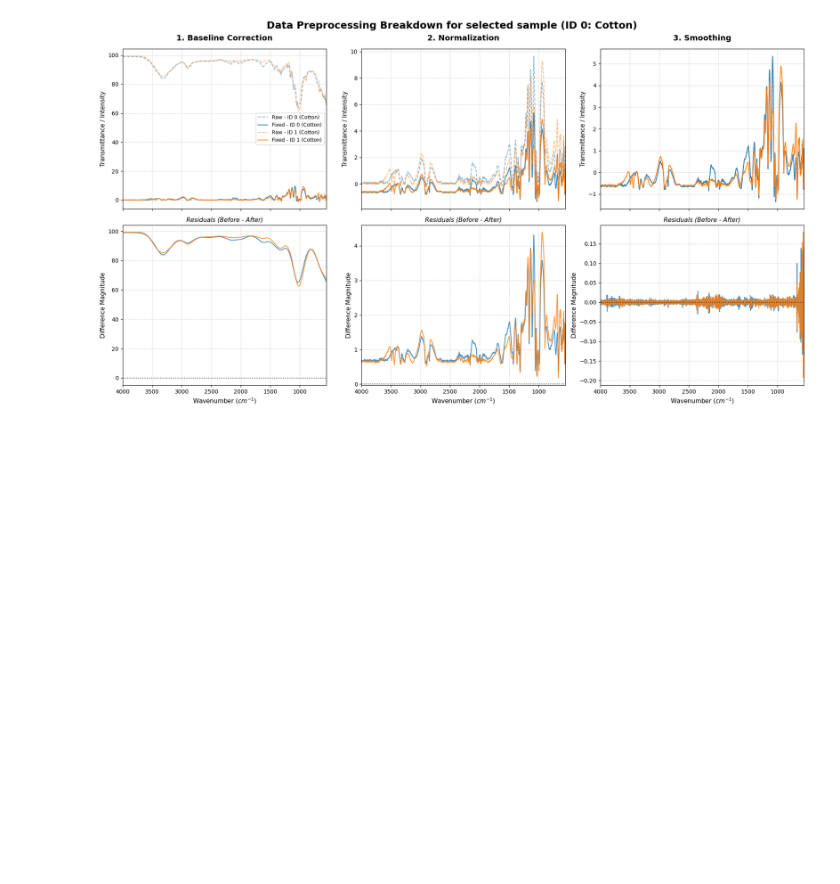
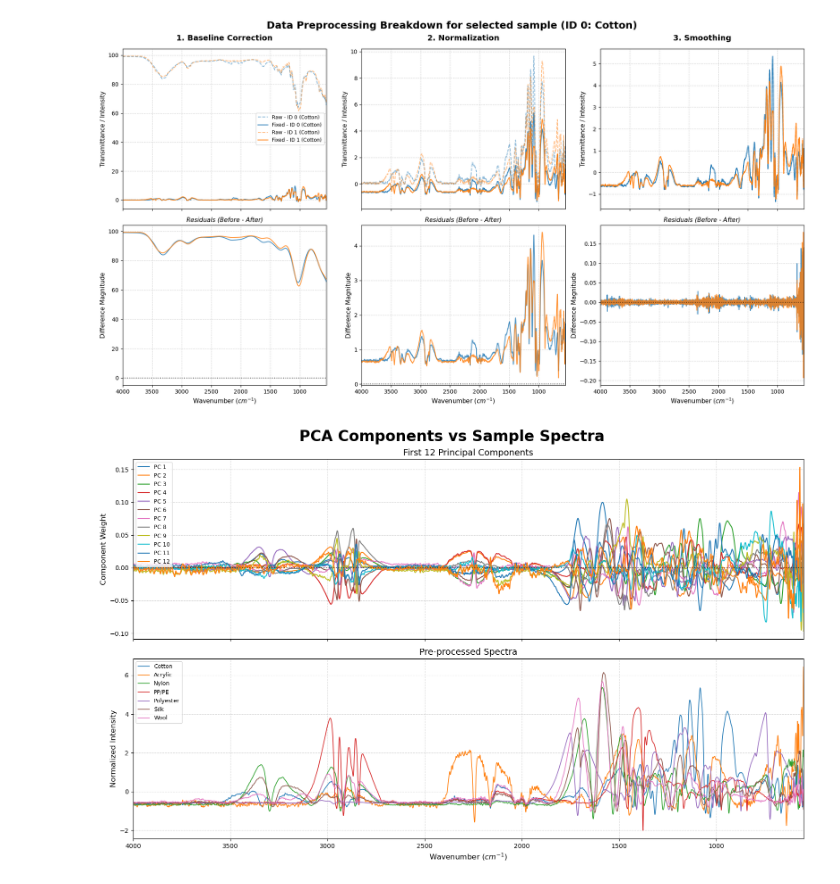
Before and after one commit to Eggorchikk/CBL_IR, a Jupyter notebook: CBL_ML/MD_CBL.ipynb, the cells around one changed output. Cells and saved outputs as stored; diff of their text form; code cells hidden in the pictures; blank space fills up the shorter version.

```diff
--- a/CBL_ML/MD_CBL.ipynb
+++ b/CBL_ML/MD_CBL.ipynb
@@ -670,3 +672,28 @@ fig.suptitle(f"Data Preprocessing Breakdown for selected sample (ID {selected_co
 plt.tight_layout()
 # %% [output]
 [figure]
+# %%
+fig, axes = plt.subplots(2, figsize=(16, 10), sharex=True)
+axes[0].plot(baseline_wavenumbers, pca_full.components_[:n_components_95].T)
+axes[0].axhline(0, color='black', linestyle=':', alpha=0.6)
+axes[0].set_title(f"First {n_components_95} Principal Components", fontsize=14)
+axes[1].set_xlabel("Wavenumber ($cm^{-1}$)", fontsize=12)
+axes[0].set_ylabel("Component Weight", fontsize=12)
+axes[0].grid(True, linestyle="--", alpha=0.5)
+legend_labels = [f"PC {pcid+1}" for pcid in range(n_components_95)]
+axes[0].legend(legend_labels, loc="best", fontsize=9)
+axes[0].set_xlim(baseline_wavenumbers.max(), baseline_wavenumbers.min())
+
+for cls in CLASSES:
+    i = rep_indices[cls]
+    c = CLASS_COLORS[cls]
+    axes[1].plot(baseline_wavenumbers, normalized.iloc[i].values.astype(float), color=c, lw=1.2)
+axes[1].set_title(f"Pre-processed Spectra", fontsize=14)
+axes[1].set_ylabel("Normalized Intensity", fontsize=12)
+axes[1].grid(True, linestyle="--", alpha=0.5)
+axes[1].legend(CLASSES, loc="best", fontsize=9)
+
+fig.suptitle("PCA Components vs Sample Spectra", fontsize=24, fontweight='bold')
+plt.tight_layout()
+# %% [output]
+[figure, added]
```
Also changed, not shown: parts of 6 cells of this notebook.
